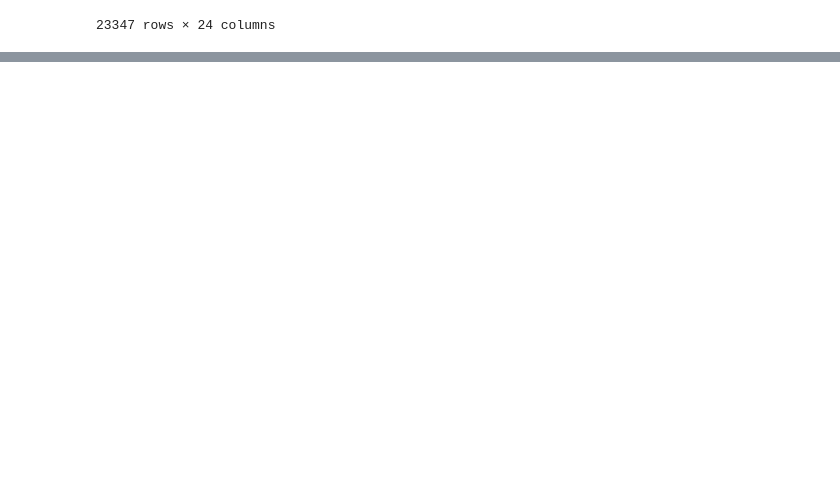
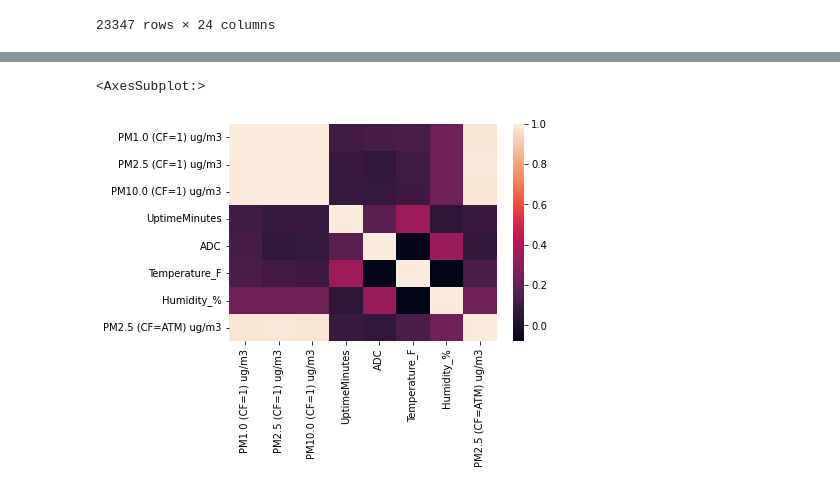
Before and after one commit to mihakim2/2021Fall_finals, a Jupyter notebook: correlations.ipynb, the cells around one changed output, grey strips where cells are left out. Drawn from its saved outputs; the diff is of its cells as text; code cells hidden in the pictures; blank space fills up the shorter version.

```diff
--- a/correlations.ipynb
+++ b/correlations.ipynb
@@ -82,0 +73,5 @@ final_df.corr()
+# %%
+sns.heatmap(temp_df.corr())
+# %% [output]
+<AxesSubplot:>
+[figure, added]
```
Also changed, not shown: parts of 9 cells of this notebook.
